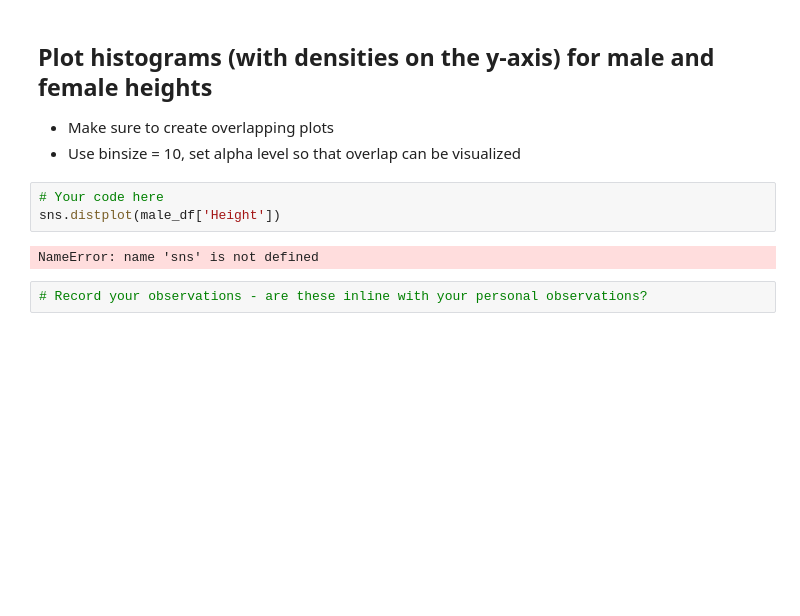
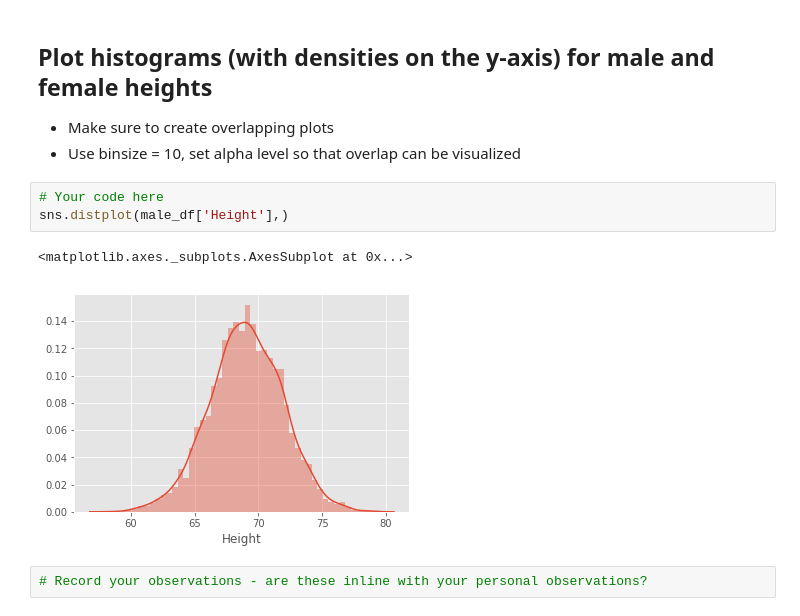
Before and after one commit to quannguyen234/probability-density-functions-lab-nyc-ds-082619, a Jupyter notebook: index.ipynb, the cells around one changed output. Cells and saved outputs as stored; diff of their text form; blank space fills up the shorter version.

```diff
--- a/index.ipynb
+++ b/index.ipynb
@@ -61,9 +59,10 @@ fm_weight_std = female_df['Weight'].std()
 - Use binsize = 10, set alpha level so that overlap can be visualized
 # %%
 # Your code here
-sns.distplot(male_df['Height'])
+sns.distplot(male_df['Height'],)
 # %% [output]
-NameError: name 'sns' is not defined
+<matplotlib.axes._subplots.AxesSubplot at 0x...>
+[figure, added]
 # %%
 # Record your observations - are these inline with your personal observations?
 # %% [markdown]
```
Also changed, not shown: parts of 1 cell of this notebook.
